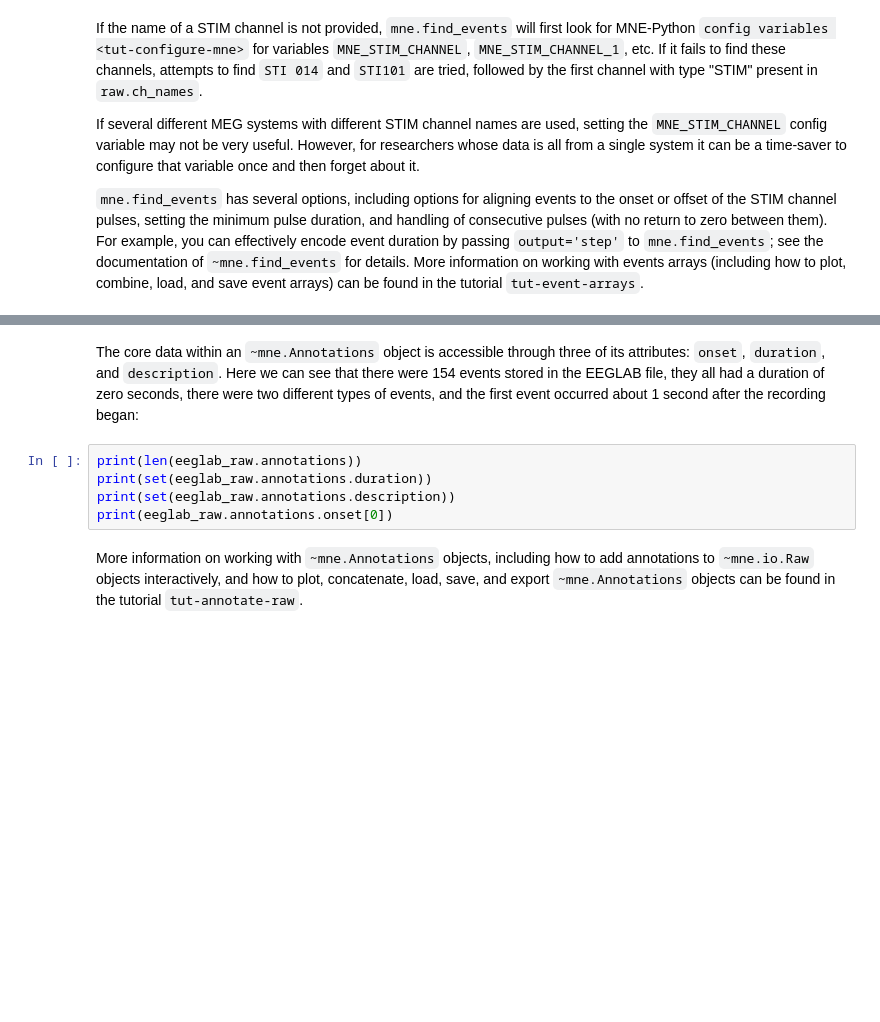
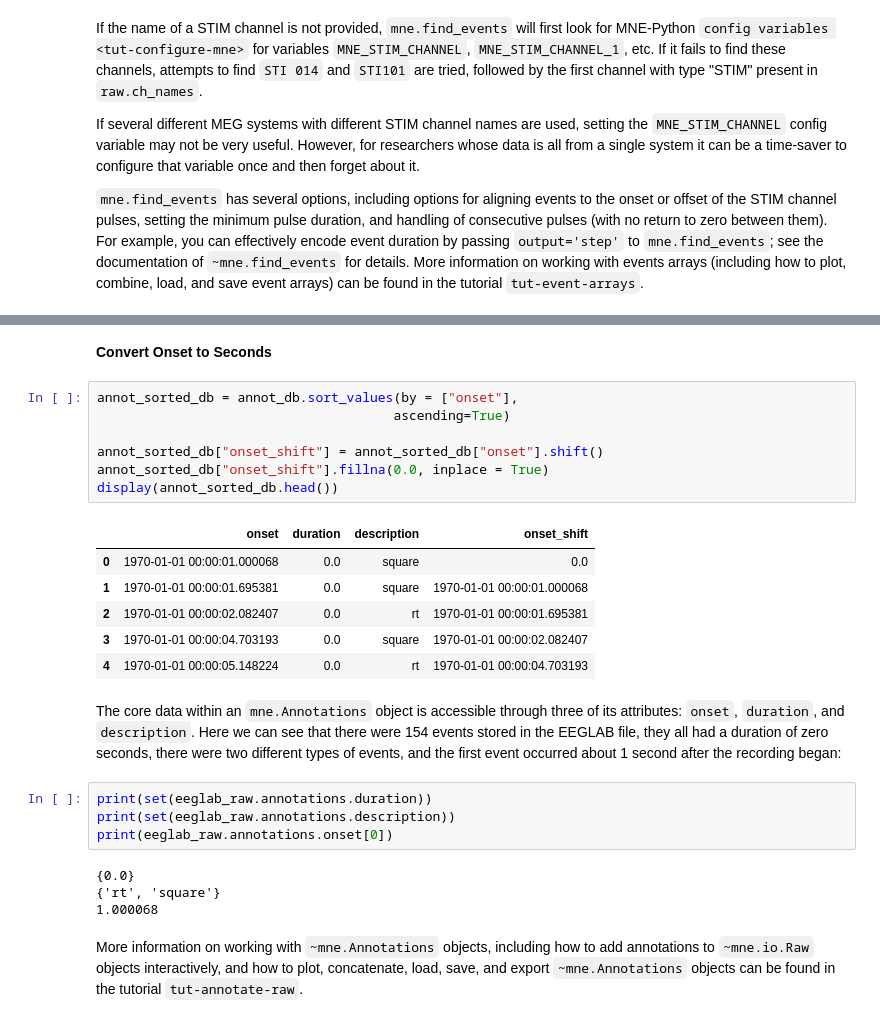
Before and after one commit to jonghang/neural_datascience, a Jupyter notebook: continouos_data_events/parsing_events_raw_data.ipynb, the cells around one changed output, grey strips where cells are left out. Drawn from its saved outputs; the diff is of its cells as text; blank space fills up the shorter version.

```diff
--- a/events_continouos_data/parsing_events_raw_data.ipynb
+++ b/continouos_data_events/parsing_events_raw_data.ipynb
@@ -226,15 +223,29 @@ Reading /Users/jonghang/mne_data/MNE-testing-data/EEGLAB/test_raw.fdt
+# %% [markdown]
+__Convert Onset to Seconds__
+# %%
+annot_sorted_db = annot_db.sort_values(by = ["onset"],
+                                      ascending=True)
+
+annot_sorted_db["onset_shift"] = annot_sorted_db["onset"].shift()
+annot_sorted_db["onset_shift"].fillna(0.0, inplace = True)
+display(annot_sorted_db.head())
+# %% [output]
+|  | onset | duration | description | onset_shift |
+| 0 | 1970-01-01 00:00:01.000068 | 0.0 | square | 0.0 |
+| 1 | 1970-01-01 00:00:01.695381 | 0.0 | square | 1970-01-01 00:00:01.000068 |
+| 2 | 1970-01-01 00:00:02.082407 | 0.0 | rt | 1970-01-01 00:00:01.695381 |
+| 3 | 1970-01-01 00:00:04.703193 | 0.0 | square | 1970-01-01 00:00:02.082407 |
+| 4 | 1970-01-01 00:00:05.148224 | 0.0 | rt | 1970-01-01 00:00:04.703193 |
 # %% [markdown]
-The core data within an `~mne.Annotations` object is accessible
-through three of its attributes: ``onset``, ``duration``, and
-``description``. Here we can see that there were 154 events stored in the
-EEGLAB file, they all had a duration of zero seconds, there were two
-different types of events, and the first event occurred about 1 second after
-the recording began:
+The core data within an `mne.Annotations` object is accessible through three of its attributes: `onset`, `duration`, and `description`. Here we can see that there were 154 events stored in the EEGLAB file, they all had a duration of zero seconds, there were two different types of events, and the first event occurred about 1 second after the recording began:
 # %%
-print(len(eeglab_raw.annotations))
 print(set(eeglab_raw.annotations.duration))
 print(set(eeglab_raw.annotations.description))
 print(eeglab_raw.annotations.onset[0])
+# %% [output]
+{0.0}
+{'rt', 'square'}
+1.000068
 # %% [markdown]
 More information on working with `~mne.Annotations` objects, including
 how to add annotations to `~mne.io.Raw` objects interactively, and how
```
Also changed, not shown: parts of 9 cells of this notebook.
